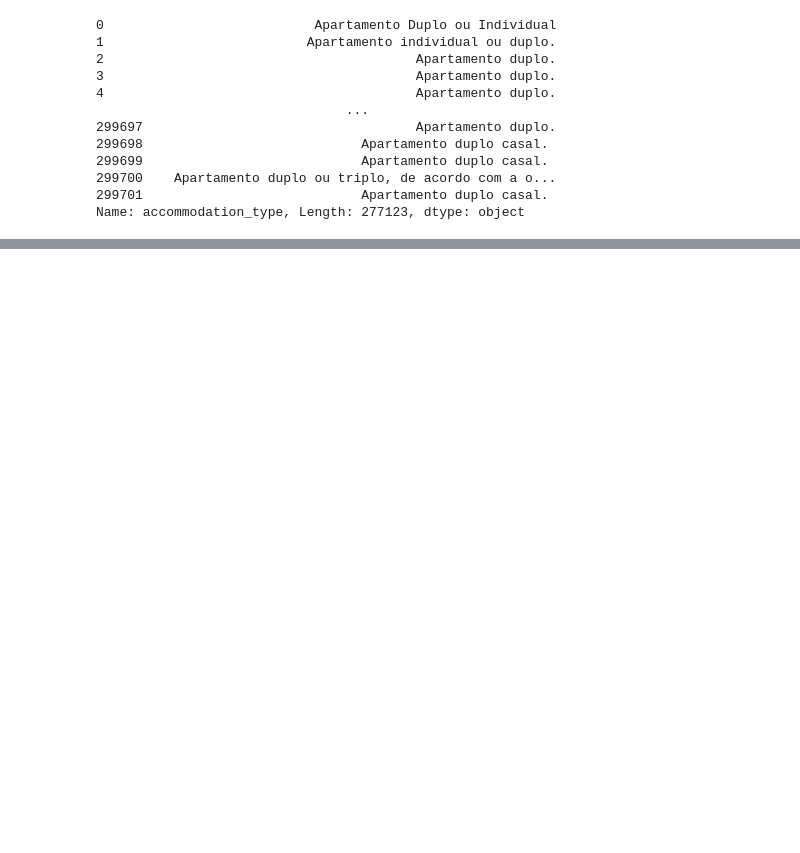
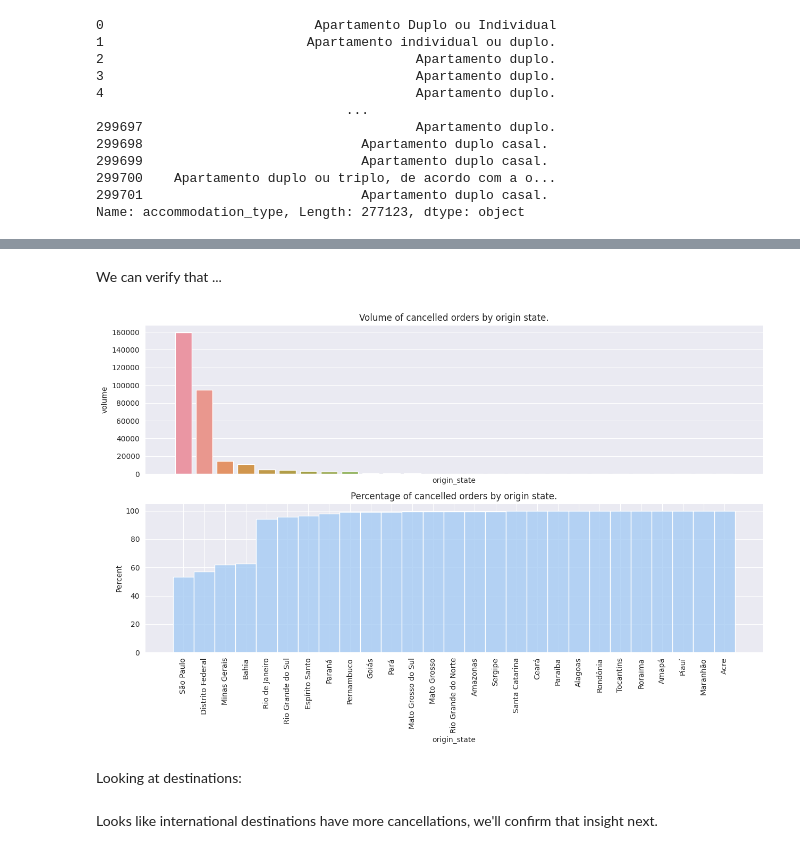
Before and after one commit to tamiriscrepalde/survival-analysis, a Jupyter notebook: notebooks/exploratory_data_analysis/exploratory_data_analysis.ipynb, the cells around one changed output, grey strips where cells are left out. Saved outputs shown, nothing was run; the diff lists cells and outputs as text; code cells hidden in the pictures; blank space fills up the shorter version.

```diff
--- a/notebooks/exploratory_data_analysis/exploratory_data_analysis.ipynb
+++ b/notebooks/exploratory_data_analysis/exploratory_data_analysis.ipynb
@@ -175,0 +232,18 @@ Name: accommodation_type, Length: 277123, dtype: object
+# %%
+origin_state = df.groupby('origin_state').count().order_date.reset_index()
+origin_state = origin_state.rename(columns={'order_date': 'volume'}).sort_values('volume', ascending=False)
+# %% [markdown]
+We can verify that ...
+# %%
+fig, ax = plt.subplots(2, sharex=True, figsize=(15,8))
+
+sns.barplot(origin_state, x='origin_state', y='volume', ax=ax[0])
+sns.histplot(df, x='origin_state', ax=ax[1], stat='percent', cumulative=True)
+
+plt.xticks(rotation=90);
+ax[0].set_title('Volume of cancelled orders by origin state.');
+ax[1].set_title('Percentage of cancelled orders by origin state.');
+# %% [output]
+[figure, added]
+# %% [markdown]
+Looking at destinations:
@@ -175,0 +253,2 @@ Name: accommodation_type, Length: 277123, dtype: object
+# %% [markdown]
+Looks like international destinations have more cancellations, we'll confirm that insight next.
```
Also changed, not shown: parts of 26 cells of this notebook.
